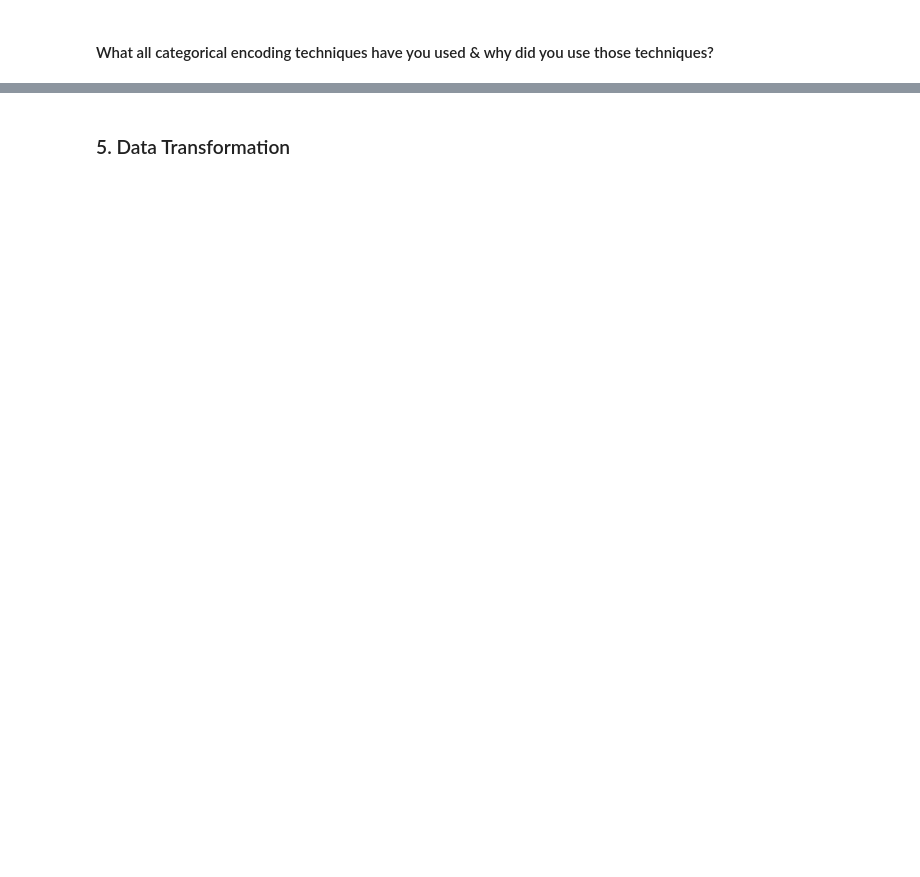
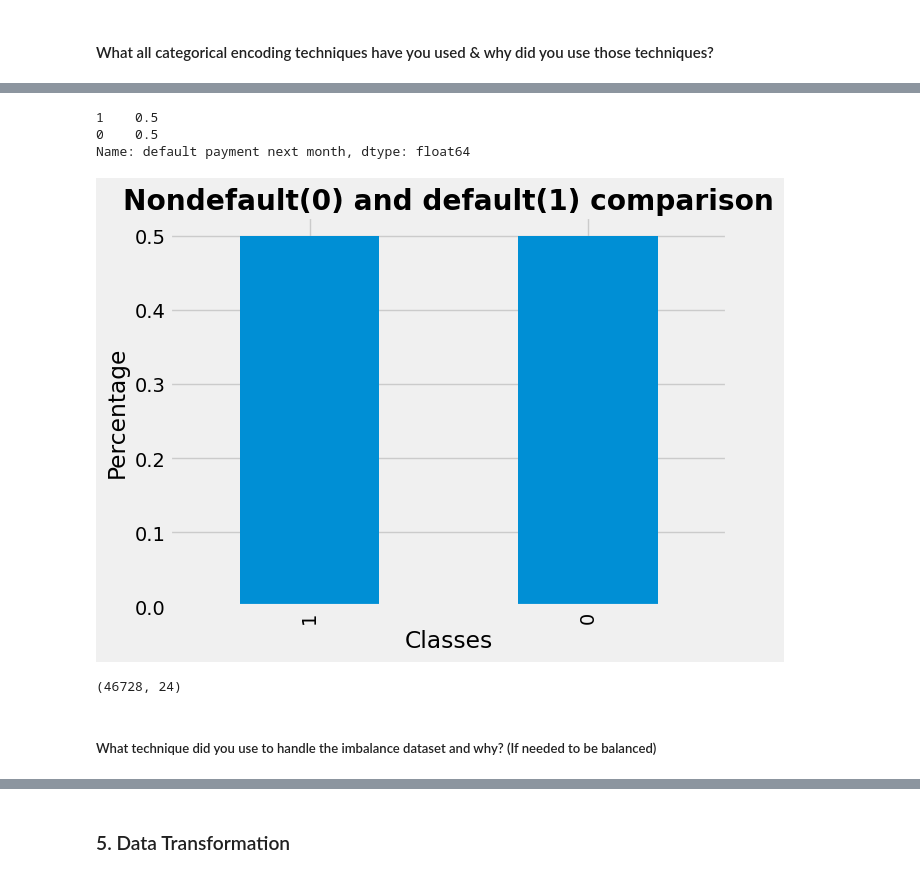
Before and after one commit to sourav03dutta/Credit-Card-Default-Prediction, a Jupyter notebook: Credit_Card_Default_Prediction.ipynb, the cells around one changed output, grey strips where cells are left out. Saved outputs shown, nothing was run; the diff lists cells and outputs as text; code cells hidden in the pictures; blank space fills up the shorter version.

```diff
--- a/Credit_Card_Default_Prediction.ipynb
+++ b/Credit_Card_Default_Prediction.ipynb
@@ -896,0 +898,29 @@ Answer Here.
+# %%
+#creating new dataframe from balanced dataset after SMOTE
+balanced_Credit_Data = pd.DataFrame(X_smote, columns=list(i for i in list(Credit_Data.describe(include='all').columns) if i != 'default payment next month'))
+
+#adding target variable to new created dataframe
+balanced_Credit_Data['default payment next month'] = y_smote
+# %%
+#check for class imbalance
+
+cla_bal = balanced_Credit_Data['default payment next month'].value_counts(normalize=True)
+print(cla_bal)
+
+# Plot the classes
+cla_bal.plot(kind = 'bar')
+plt.title('Nondefault(0) and default(1) comparison',fontweight = "bold")
+plt.xlabel('Classes')
+plt.ylabel('Percentage')
+plt.show()
+# %% [output]
+1    0.5
+0    0.5
+Name: default payment next month, dtype: float64
+[figure, added]
+# %%
+balanced_Credit_Data.shape
+# %% [output]
+(46728, 24)
+# %% [markdown]
+##### What technique did you use to handle the imbalance dataset and why? (If needed to be balanced)
```
Also changed, not shown: parts of 84 cells of this notebook.
